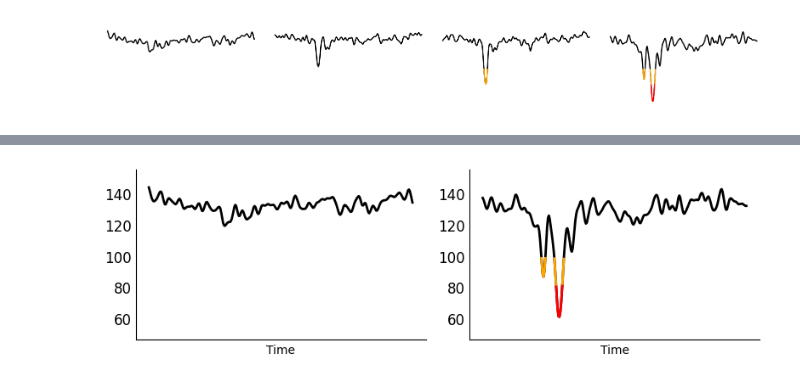
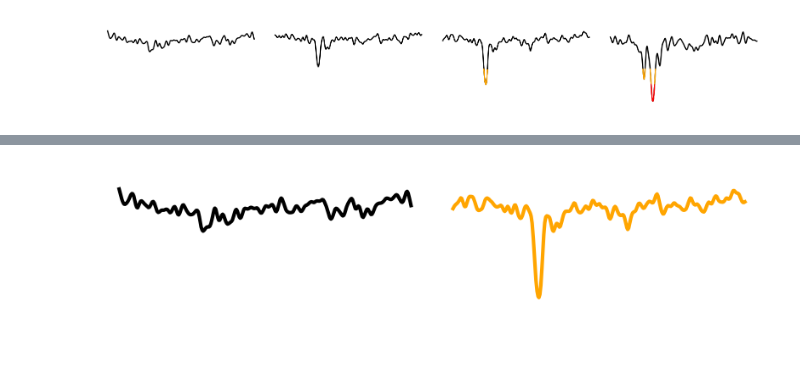
Before and after one commit to JiaxingQiu/InstructTime, a Jupyter notebook: script/VITAL/results_eng/main_nicu-brady.ipynb, the cells around one changed output, grey strips where cells are left out. Drawn from its saved outputs; the diff is of its cells as text; code cells hidden in the pictures.

```diff
--- a/script/VITAL/results_eng/main_nicu-brady.ipynb
+++ b/script/VITAL/results_eng/main_nicu-brady.ipynb
@@ -82,21 +69,16 @@ Non-trainable params: 0
 # %% [markdown]
 # Generation
 # %%
-
-# tid=0
-# viz_generation_conditional(df_train, model, config_dict, tid=tid, sampling=True, b=1, ep=1)
-
-tid = 0
-df = df_train
-
 model.eval()
+df_train = df_train.set_index('rowid', drop=False)
 
 w_values = [0, 0.5, 0.6, 0.8]
 y_col = 'description_ts_event_binary'
 ref_level = 'No events.'
 tgt_level = 'Bradycardia events happened.'
 
-df_level = df[df[y_col] == ref_level].reset_index(drop=True).iloc[[tid]].copy()
+df_level = df_train.loc[[16134],:] #df[df[y_col] == ref_level].reset_index(drop=True).iloc[[tid]].copy()
 df_level['new_text'] = df_level['text'].str.replace(ref_level, tgt_level)
 essentials = plot_interpolate_ts_tx_ws_sampling(df_level, model, config_dict, text_cols=['new_text'], w_values = w_values, label = True, b=1, ep=1, ylims = None, return_essentials = True)
+ref_color = 'black'#"cornflowerblue"
 # %% [output]
@@ -104,4 +86,5 @@ essentials = plot_interpolate_ts_tx_ws_sampling(df_level, model, config_dict, te
 # %%
+
 import matplotlib.pyplot as plt
 import numpy as np
 
@@ -109,7 +92,7 @@ import numpy as np
 raw_ts   = essentials["raw_ts"]
 medians  = essentials["median"]
 w_values = essentials["w_values"]
-text_cond = tgt_level
+text_cond = list(essentials["median"].keys())[0]
 # --------------------------------------------------------------------------
 
 MEAN, SD = 130, 20
@@ -157,7 +140,7 @@ for idx, w in enumerate(w_values):
     mask_orange = (q50 <= ORANGE_THR) & ~mask_red
 
     # baseline
-    ax.plot(x, q50, color="black", linewidth=2) #cornflowerblue
+    ax.plot(x, q50, color=ref_color, linewidth=2) #cornflowerblue
     # overlays
     ax.plot(x, np.ma.masked_where(~mask_orange, q50),
             color="orange", linewidth=2)
@@ -178,6 +161,7 @@ for idx in range(len(w_values), n_rows * n_cols):
     axs[idx].axis("off")
 
 plt.tight_layout()
+plt.savefig("./results/paper/figure1/before_after_interpolate.png", dpi=300, bbox_inches='tight', pad_inches=0)
 plt.show()
 # %% [output]
 [figure]
@@ -189,40 +223,42 @@ fig, axs = plt.subplots(n_rows, n_cols, figsize=(n_cols * 4, n_rows * 2.5))
 axs = axs.ravel()
 
 # Only plot first and last w_values
-w_values_to_plot = [w_values[0], w_values[-1]]  # First and last values
+w_values_to_plot = [w_values[0], w_values[-2]]  # First and last values
 
 for idx, w in enumerate(w_values_to_plot):
     ax = axs[idx]
 
     q50 = movavg(rescale(medians[text_cond][float(w)]), k=5)
     q50 = np.interp(t_new, t_orig, q50)             # <<< INTERPOLATE >>>
     x   = t_new                                     # new 600-point axis
 
     # if w != 0:
     #     ax.plot(x, ref_q50, color="black", linestyle="--", linewidth=1)
 
     # masks
     mask_red  = q50 <= RED_THR
     mask_red  |= np.roll(mask_red,  1) | np.roll(mask_red, -1)
     mask_orange = (q50 <= ORANGE_THR) & ~mask_red
 
     # baseline
-    ax.plot(x, q50, color="black", linewidth=2) # cornflowerblue, dimgray
-    # overlays
-    ax.plot(x, np.ma.masked_where(~mask_orange, q50),
-            color="orange", linewidth=2)
-    ax.plot(x, np.ma.masked_where(~mask_red, q50),
-            color="red",    linewidth=2)
+    if idx == 0:  # First plot - normal colors
+        ax.plot(x, q50, color=ref_color, linewidth=3)#cornflowerblue
+    else:  # Second plot - all orange
+        ax.plot(x, q50, color="orange", linewidth=3)
+
 
     ax.set_ylim(*ylims)
     ax.spines['top'].set_visible(False)
     ax.spines['right'].set_visible(False)
     ax.set_xticks([])  # Remove x ticks
     ax.set_xticklabels([])  # Remove x tick labels
     ax.tick_params(axis='y', labelsize=12)  # Smaller y tick font
     ax.tick_params(axis='both', length=0)  # Remove tick marks (sticks)
     ax.set_xlabel("Time")  # Add xlabel
+    ax.axis('off')
+
 plt.tight_layout()
+plt.savefig("./results/paper/figure1/before_after_abs.png", dpi=300, bbox_inches='tight', pad_inches=0)
 plt.show()
 # %% [output]
-[figure, old version]
+[figure, new version]
```
Also changed, not shown: parts of 7 cells of this notebook, 4 other files.
